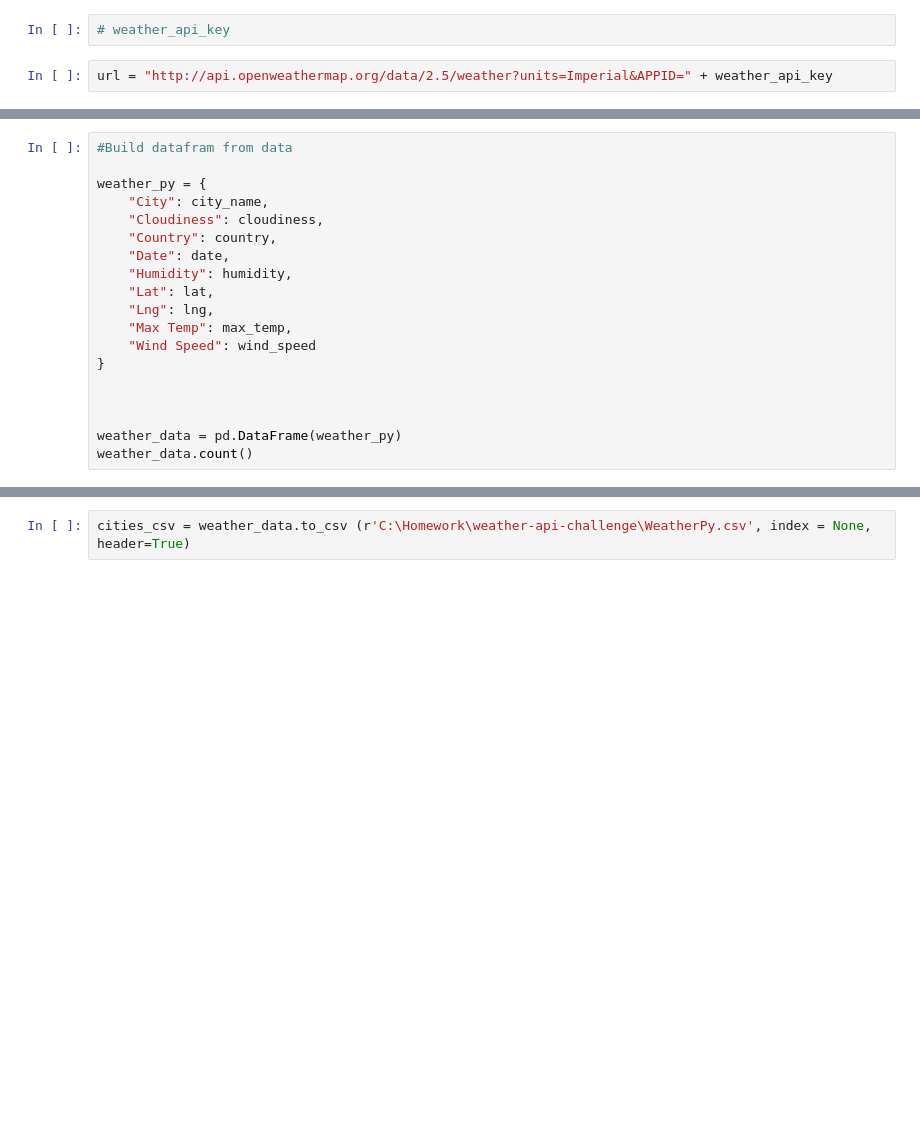
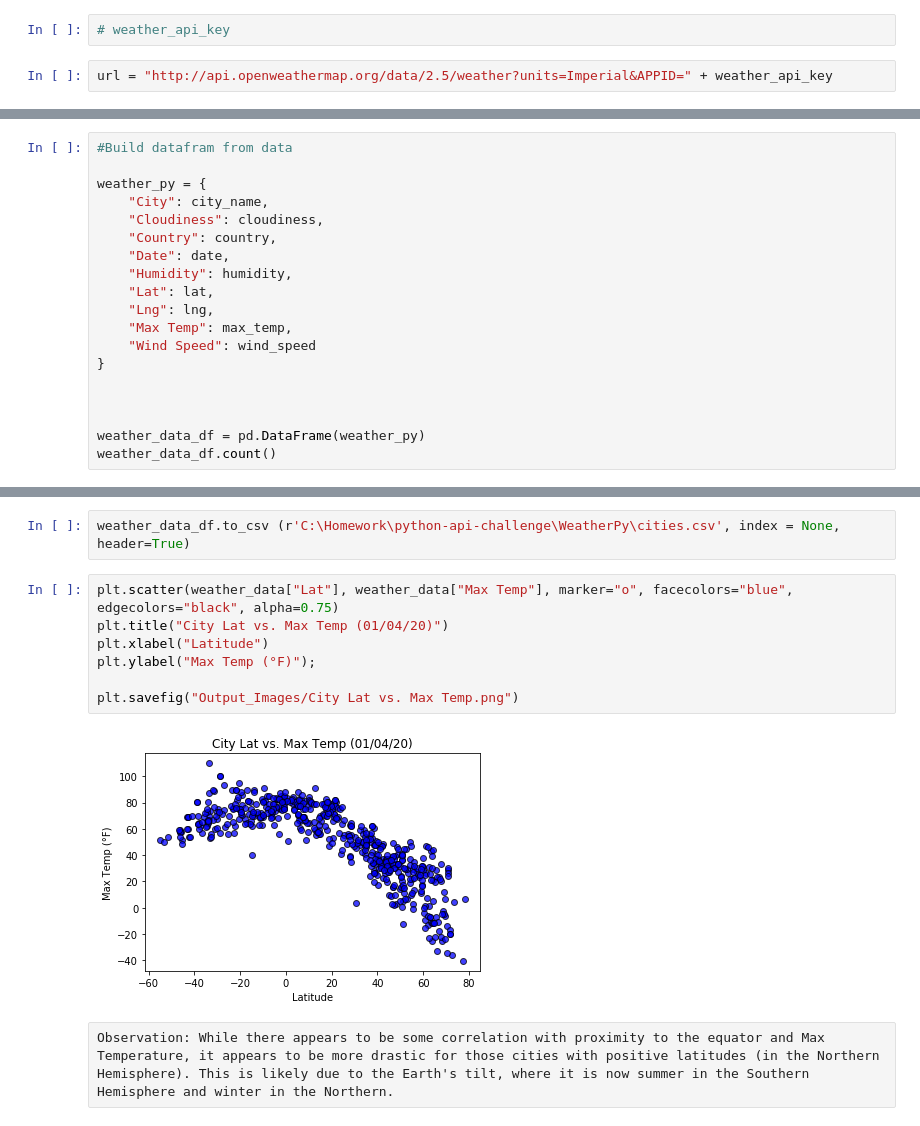
Before and after one commit to mahoneyjam/python-api-challenge, a Jupyter notebook: WeatherPy/WeatherPy JM.ipynb, the cells around one changed output, grey strips where cells are left out. Drawn from its saved outputs; the diff is of its cells as text; blank space fills up the shorter version.

Commit message:
Comparison charts added

```diff
--- a/WeatherPy/WeatherPy JM.ipynb
+++ b/WeatherPy/WeatherPy JM.ipynb
@@ -127,6 +127,6 @@ weather_py = {
 
 
 
-weather_data = pd.DataFrame(weather_py)
-weather_data.count()
+weather_data_df = pd.DataFrame(weather_py)
+weather_data_df.count()
 # %% [output]
@@ -152,2 +159,13 @@ weather_data.head()
 # %%
-cities_csv = weather_data.to_csv (r'C:\Homework\weather-api-challenge\WeatherPy.csv', index = None, header=True)
+weather_data_df.to_csv (r'C:\Homework\python-api-challenge\WeatherPy\cities.csv', index = None, header=True)
+# %%
+plt.scatter(weather_data["Lat"], weather_data["Max Temp"], marker="o", facecolors="blue", edgecolors="black", alpha=0.75)
+plt.title("City Lat vs. Max Temp (01/04/20)")
+plt.xlabel("Latitude")
+plt.ylabel("Max Temp (°F)");
+
+plt.savefig("Output_Images/City Lat vs. Max Temp.png")
+# %% [output]
+[figure, added]
+# %% [raw]
+Observation: While there appears to be some correlation with proximity to the equator and Max Temperature, it appears to be more drastic for those cities with positive latitudes (in the Northern Hemisphere). This is likely due to the Earth's tilt, where it is now summer in the Southern Hemisphere and winter in the Northern.
```
Also changed, not shown: parts of 12 cells of this notebook, 7 other files.
